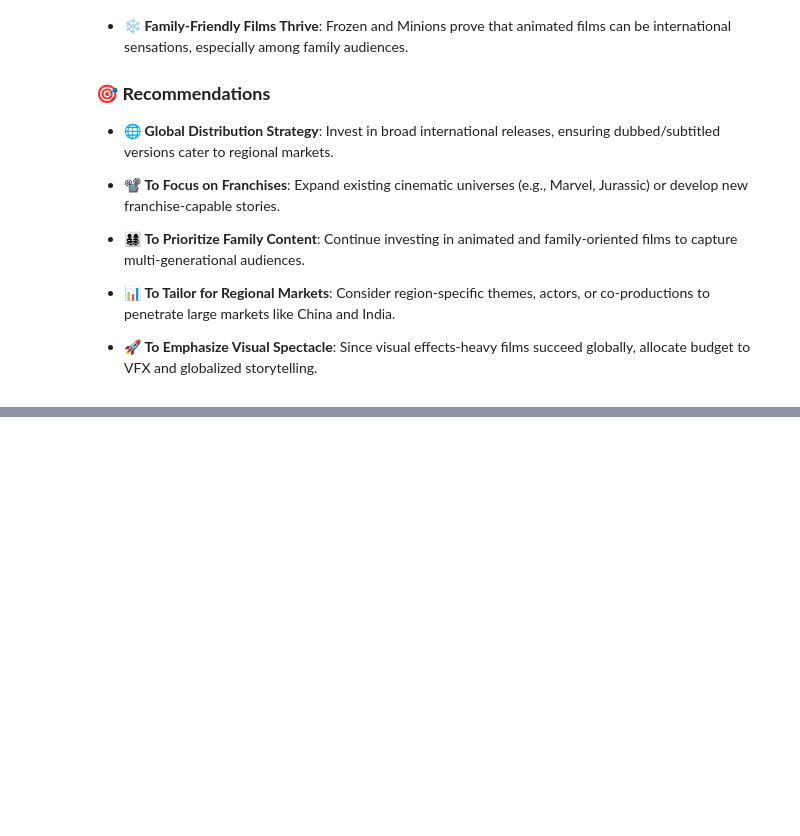
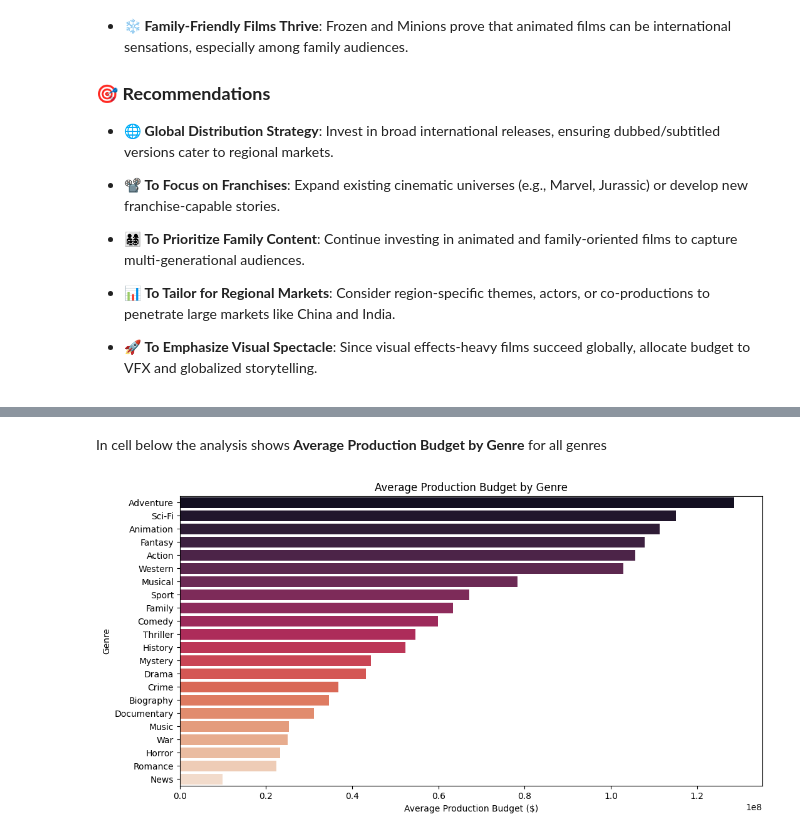
Before and after one commit to KarimzKarimz/Group4-Phase2-Project, a Jupyter notebook: ronny.ipynb, the cells around one changed output, grey strips where cells are left out. Saved outputs shown, nothing was run; the diff lists cells and outputs as text; code cells hidden in the pictures; blank space fills up the shorter version.

```diff
--- a/ronny.ipynb
+++ b/ronny.ipynb
@@ -646,0 +348,20 @@ plt.show()
+# %% [markdown]
+In cell below the analysis shows **Average Production Budget by Genre** for all genres
+# %%
+
+# Handle multiple genres per movie (split if genres are comma-separated)
+df = df_combined.assign(genres=df_combined['genres'].str.split(',')).explode('genres')
+df['genres'] = df['genres'].str.strip()
+
+# Group by genre and calculate average production budget
+genre_budget = df.groupby('genres')['production_budget'].mean().sort_values(ascending=False).reset_index()
+
+# Plot
+fig, ax =plt.subplots(figsize=(12, 6))
+sns.barplot(data=genre_budget, x='production_budget', y='genres', hue='genres', palette='rocket')
+ax.set_title('Average Production Budget by Genre')
+ax.set_xlabel('Average Production Budget ($)')
+ax.set_ylabel('Genre')
+plt.show()
+# %% [output]
+[figure, added]
```
Also changed, not shown: parts of 39 cells of this notebook.
